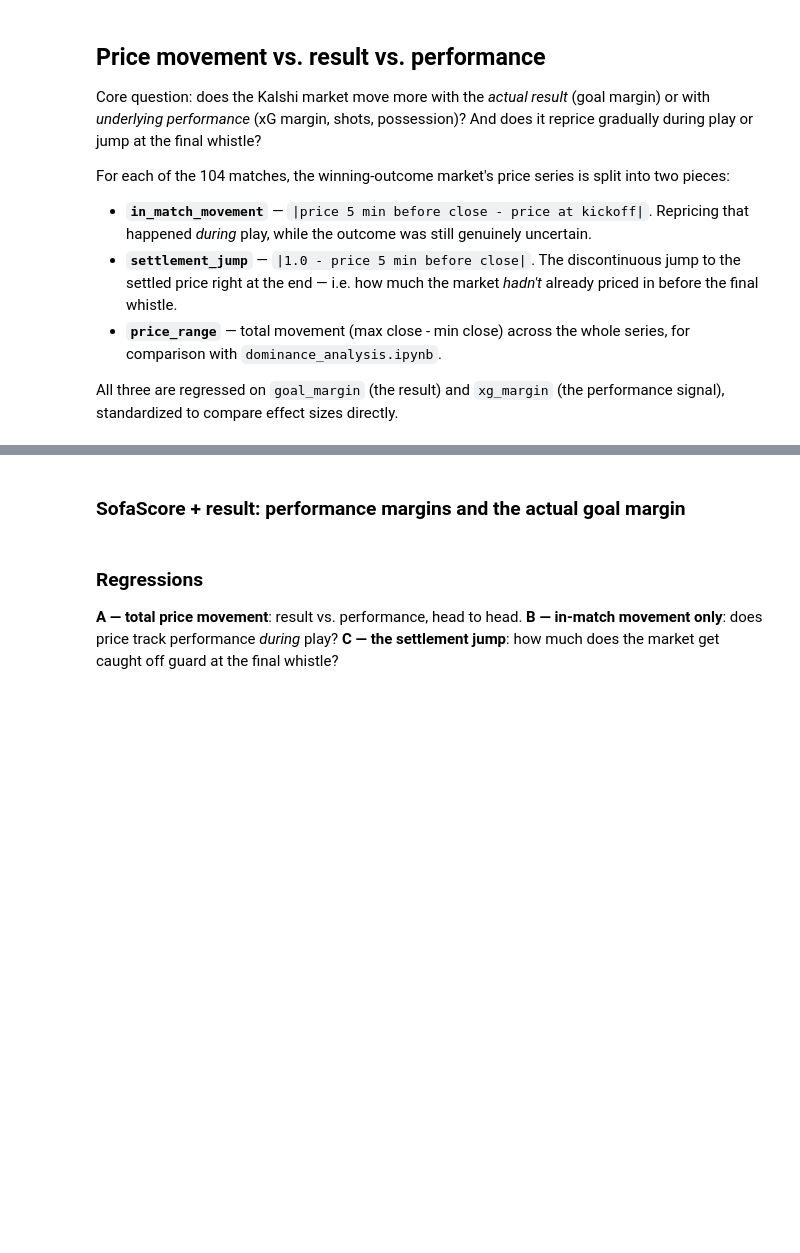
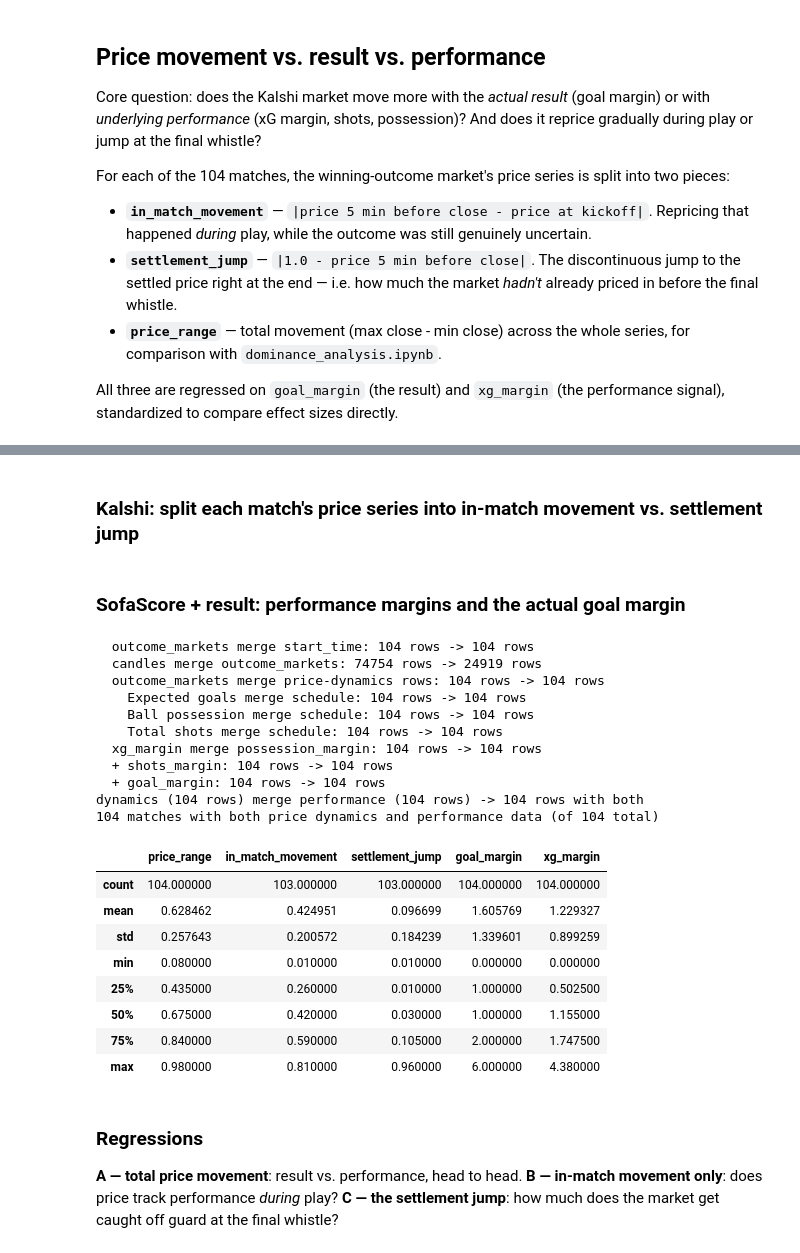
Before and after one commit to kate-marine/wc26-prediction-markets, a Jupyter notebook: code/03_analysis_regression.ipynb, the cells around one changed output, grey strips where cells are left out. Cells and saved outputs as stored; diff of their text form; code cells hidden in the pictures; blank space fills up the shorter version.

```diff
--- a/code/03_analysis_regression.ipynb
+++ b/code/03_analysis_regression.ipynb
@@ -50,13 +48,17 @@ def load_price_dynamics() -> pd.DataFrame:
 
     sched = schedule.copy()
     sched["team_set"] = [frozenset(t) for t in zip(sched["home_team"], sched["away_team"])]
+    before = len(outcome_markets)
     outcome_markets = outcome_markets.merge(
         sched[["team_set", "start_time"]], on="team_set", how="left"
     )
+    print(f"  outcome_markets merge start_time: {before} rows -> {len(outcome_markets)} rows")
 
+    before = len(candles)
     candles = candles.merge(
         outcome_markets[["market_ticker", "start_time", "close_time"]], on="market_ticker"
     )
+    print(f"  candles merge outcome_markets: {before} rows -> {len(candles)} rows")
     candles["close_time"] = pd.to_datetime(candles["close_time"])
 
     rows = []
@@ -85,10 +87,10 @@ def load_price_dynamics() -> pd.DataFrame:
             }
         )
 
+    before = len(outcome_markets)
     dynamics = outcome_markets.merge(pd.DataFrame(rows), on="market_ticker")
+    print(f"  outcome_markets merge price-dynamics rows: {before} rows -> {len(dynamics)} rows")
     return dynamics[["team_set", "price_range", "in_match_movement", "settlement_jump"]]
-# %% [markdown]
-### SofaScore + result: performance margins and the actual goal margin
 # %%
 def load_performance_features() -> pd.DataFrame:
     stats = pd.read_parquet(ROOT / "data/sofascore/statistics.parquet")
@@ -101,36 +103,73 @@ def load_performance_features() -> pd.DataFrame:
         # values -- dedupe per (event_id, stat_name) or every merge below
         # silently doubles rows for every match that has the duplicate.
         d = stats_all[stats_all["stat_name"] == stat_name].drop_duplicates(subset=["event_id"])
+        before = len(d)
         d = d.merge(schedule[["event_id", "home_team", "away_team"]], on="event_id")
+        print(f"    {stat_name} merge schedule: {before} rows -> {len(d)} rows")
         d["team_set"] = [frozenset(t) for t in zip(d["home_team"], d["away_team"])]
         d[colname] = (d["home_value"] - d["away_value"]).abs()
         return d[["team_set", colname]]
 
-    perf = (
-        margin("Expected goals", "xg_margin")
-        .merge(margin("Ball possession", "possession_margin"), on="team_set")
-        .merge(margin("Total shots", "shots_margin"), on="team_set")
-    )
+    xg_df = margin("Expected goals", "xg_margin")
+    possession_df = margin("Ball possession", "possession_margin")
+    shots_df = margin("Total shots", "shots_margin")
+
+    before = len(xg_df)
+    perf = xg_df.merge(possession_df, on="team_set")
+    print(f"  xg_margin merge possession_margin: {before} rows -> {len(perf)} rows")
+    before = len(perf)
+    perf = perf.merge(shots_df, on="team_set")
+    print(f"  + shots_margin: {before} rows -> {len(perf)} rows")
 
     sched = schedule.copy()
     sched["team_set"] = [frozenset(t) for t in zip(sched["home_team"], sched["away_team"])]
     sched["goal_margin"] = (sched["home_score"] - sched["away_score"]).abs()
 
-    return perf.merge(sched[["team_set", "goal_margin"]], on="team_set")
+    before = len(perf)
+    result = perf.merge(sched[["team_set", "goal_margin"]], on="team_set")
+    print(f"  + goal_margin: {before} rows -> {len(result)} rows")
+    return result
+# %% [markdown]
+### Kalshi: split each match's price series into in-match movement vs. settlement jump
+# %% [markdown]
+### SofaScore + result: performance margins and the actual goal margin
 # %%
 dynamics = load_price_dynamics()
 performance = load_performance_features()
 
+before_d, before_p = len(dynamics), len(performance)
 df = dynamics.merge(performance, on="team_set", how="inner")
+print(f"dynamics ({before_d} rows) merge performance ({before_p} rows) -> {len(df)} rows with both")
 print(f"{len(df)} matches with both price dynamics and performance data (of {len(dynamics)} total)")
 
 # Standardize predictors so regression coefficients are directly
 # comparable as "effect per std dev", regardless of each stat's own units
 # (goals vs. xG vs. possession %).
 for col in ["goal_margin", "xg_margin", "possession_margin", "shots_margin"]:
     df[f"{col}_z"] = (df[col] - df[col].mean()) / df[col].std()
 
 df[["price_range", "in_match_movement", "settlement_jump", "goal_margin", "xg_margin"]].describe()
+# %% [output]
+  outcome_markets merge start_time: 104 rows -> 104 rows
+  candles merge outcome_markets: 74754 rows -> 24919 rows
+  outcome_markets merge price-dynamics rows: 104 rows -> 104 rows
+    Expected goals merge schedule: 104 rows -> 104 rows
+    Ball possession merge schedule: 104 rows -> 104 rows
+    Total shots merge schedule: 104 rows -> 104 rows
+  xg_margin merge possession_margin: 104 rows -> 104 rows
+  + shots_margin: 104 rows -> 104 rows
+  + goal_margin: 104 rows -> 104 rows
+dynamics (104 rows) merge performance (104 rows) -> 104 rows with both
+104 matches with both price dynamics and performance data (of 104 total)
+|  | price_range | in_match_movement | settlement_jump | goal_margin | xg_margin |
+| count | 104.000000 | 103.000000 | 103.000000 | 104.000000 | 104.000000 |
+| mean | 0.628462 | 0.424951 | 0.096699 | 1.605769 | 1.229327 |
+| std | 0.257643 | 0.200572 | 0.184239 | 1.339601 | 0.899259 |
+| min | 0.080000 | 0.010000 | 0.010000 | 0.000000 | 0.000000 |
+| 25% | 0.435000 | 0.260000 | 0.010000 | 1.000000 | 0.502500 |
+| 50% | 0.675000 | 0.420000 | 0.030000 | 1.000000 | 1.155000 |
+| 75% | 0.840000 | 0.590000 | 0.105000 | 2.000000 | 1.747500 |
+| max | 0.980000 | 0.810000 | 0.960000 | 6.000000 | 4.380000 |
 # %% [markdown]
 ### Regressions
 
```
Also changed, not shown: parts of 5 cells of this notebook, 5 other files.
